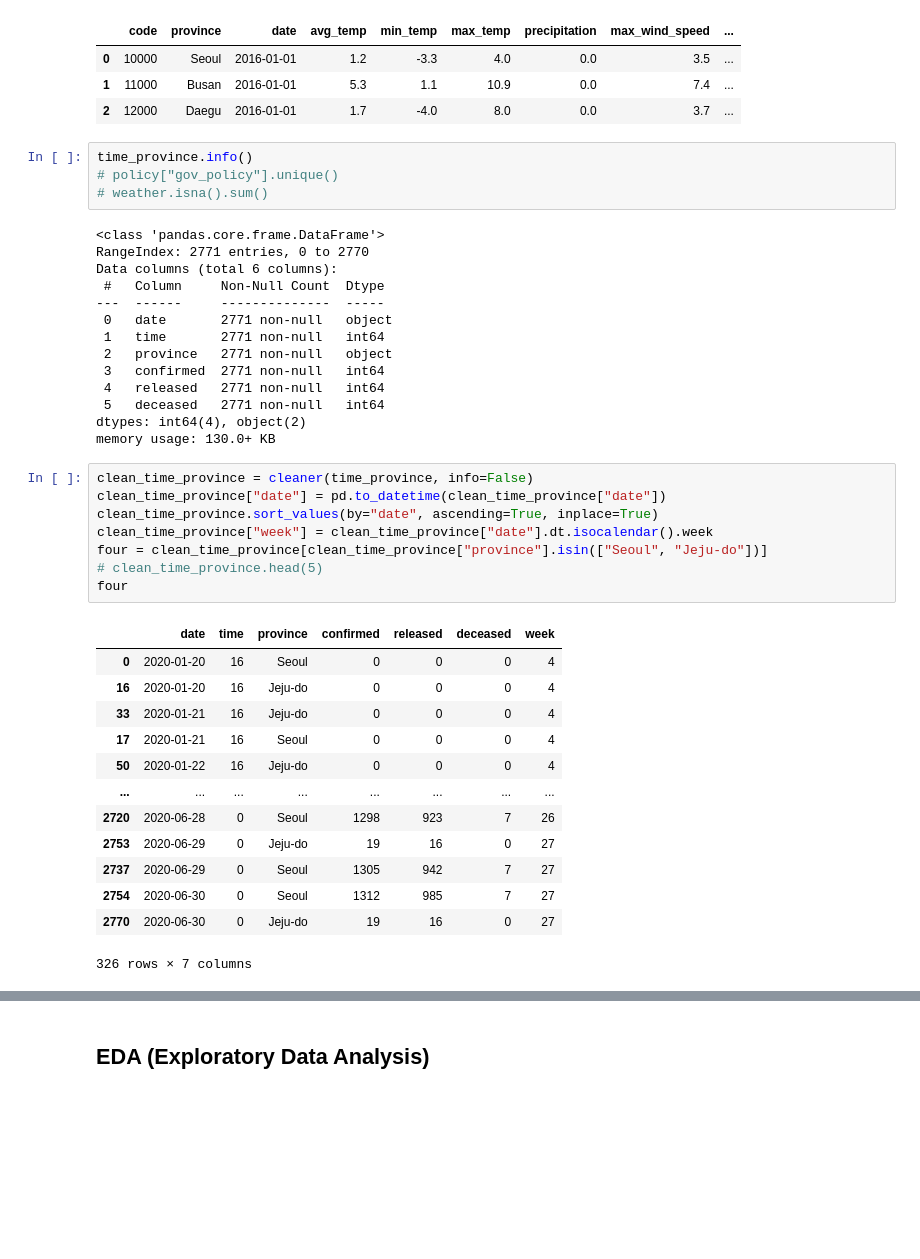
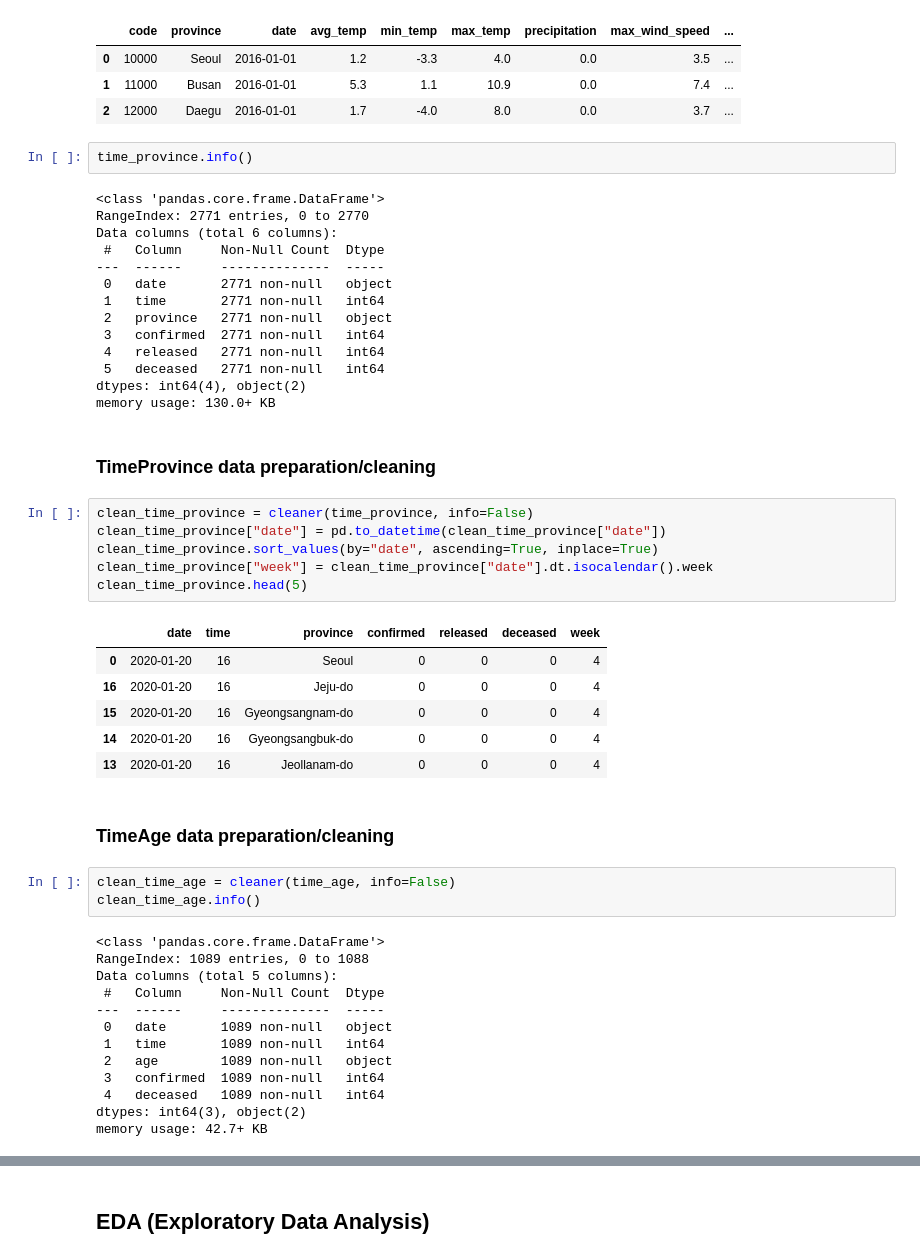
Before and after one commit to ShariYo/Modul1_Sprint4, a Jupyter notebook: project/main.ipynb, the cells around one changed output, grey strips where cells are left out. Cells and saved outputs as stored; diff of their text form; blank space fills up the shorter version.

```diff
--- a/project/main.ipynb
+++ b/project/main.ipynb
@@ -77,43 +77,52 @@ weather.head(3)
 | 0 | 10000 | Seoul | 2016-01-01 | 1.2 | -3.3 | 4.0 | 0.0 | 3.5 | ... |
 | 1 | 11000 | Busan | 2016-01-01 | 5.3 | 1.1 | 10.9 | 0.0 | 7.4 | ... |
 | 2 | 12000 | Daegu | 2016-01-01 | 1.7 | -4.0 | 8.0 | 0.0 | 3.7 | ... |
-# %%
-time_province.info()
-# policy["gov_policy"].unique()
-# weather.isna().sum()
-# %% [output]
-<class 'pandas.core.frame.DataFrame'>
-RangeIndex: 2771 entries, 0 to 2770
-Data columns (total 6 columns):
- #   Column     Non-Null Count  Dtype
----  ------     --------------  -----
- 0   date       2771 non-null   object
- 1   time       2771 non-null   int64
- 2   province   2771 non-null   object
- 3   confirmed  2771 non-null   int64
- 4   released   2771 non-null   int64
- 5   deceased   2771 non-null   int64
-dtypes: int64(4), object(2)
-memory usage: 130.0+ KB
+# %%
+time_province.info()
+# %% [output]
+<class 'pandas.core.frame.DataFrame'>
+RangeIndex: 2771 entries, 0 to 2770
+Data columns (total 6 columns):
+ #   Column     Non-Null Count  Dtype
+---  ------     --------------  -----
+ 0   date       2771 non-null   object
+ 1   time       2771 non-null   int64
+ 2   province   2771 non-null   object
+ 3   confirmed  2771 non-null   int64
+ 4   released   2771 non-null   int64
+ 5   deceased   2771 non-null   int64
+dtypes: int64(4), object(2)
+memory usage: 130.0+ KB
+# %% [markdown]
+### TimeProvince data preparation/cleaning
 # %%
 clean_time_province = cleaner(time_province, info=False)
 clean_time_province["date"] = pd.to_datetime(clean_time_province["date"])
 clean_time_province.sort_values(by="date", ascending=True, inplace=True)
 clean_time_province["week"] = clean_time_province["date"].dt.isocalendar().week
-four = clean_time_province[clean_time_province["province"].isin(["Seoul", "Jeju-do"])]
-# clean_time_province.head(5)
-four
+clean_time_province.head(5)
 # %% [output]
 |  | date | time | province | confirmed | released | deceased | week |
 | 0 | 2020-01-20 | 16 | Seoul | 0 | 0 | 0 | 4 |
 | 16 | 2020-01-20 | 16 | Jeju-do | 0 | 0 | 0 | 4 |
-| 33 | 2020-01-21 | 16 | Jeju-do | 0 | 0 | 0 | 4 |
-| 17 | 2020-01-21 | 16 | Seoul | 0 | 0 | 0 | 4 |
-| 50 | 2020-01-22 | 16 | Jeju-do | 0 | 0 | 0 | 4 |
-| ... | ... | ... | ... | ... | ... | ... | ... |
-| 2720 | 2020-06-28 | 0 | Seoul | 1298 | 923 | 7 | 26 |
-| 2753 | 2020-06-29 | 0 | Jeju-do | 19 | 16 | 0 | 27 |
-| 2737 | 2020-06-29 | 0 | Seoul | 1305 | 942 | 7 | 27 |
-| 2754 | 2020-06-30 | 0 | Seoul | 1312 | 985 | 7 | 27 |
-| 2770 | 2020-06-30 | 0 | Jeju-do | 19 | 16 | 0 | 27 |
+| 15 | 2020-01-20 | 16 | Gyeongsangnam-do | 0 | 0 | 0 | 4 |
+| 14 | 2020-01-20 | 16 | Gyeongsangbuk-do | 0 | 0 | 0 | 4 |
+| 13 | 2020-01-20 | 16 | Jeollanam-do | 0 | 0 | 0 | 4 |
-326 rows × 7 columns
+# %% [markdown]
+### TimeAge data preparation/cleaning
+# %%
+clean_time_age = cleaner(time_age, info=False)
+clean_time_age.info()
+# %% [output]
+<class 'pandas.core.frame.DataFrame'>
+RangeIndex: 1089 entries, 0 to 1088
+Data columns (total 5 columns):
+ #   Column     Non-Null Count  Dtype
+---  ------     --------------  -----
+ 0   date       1089 non-null   object
+ 1   time       1089 non-null   int64
+ 2   age        1089 non-null   object
+ 3   confirmed  1089 non-null   int64
+ 4   deceased   1089 non-null   int64
+dtypes: int64(3), object(2)
+memory usage: 42.7+ KB
```
Also changed, not shown: parts of 9 cells of this notebook.
